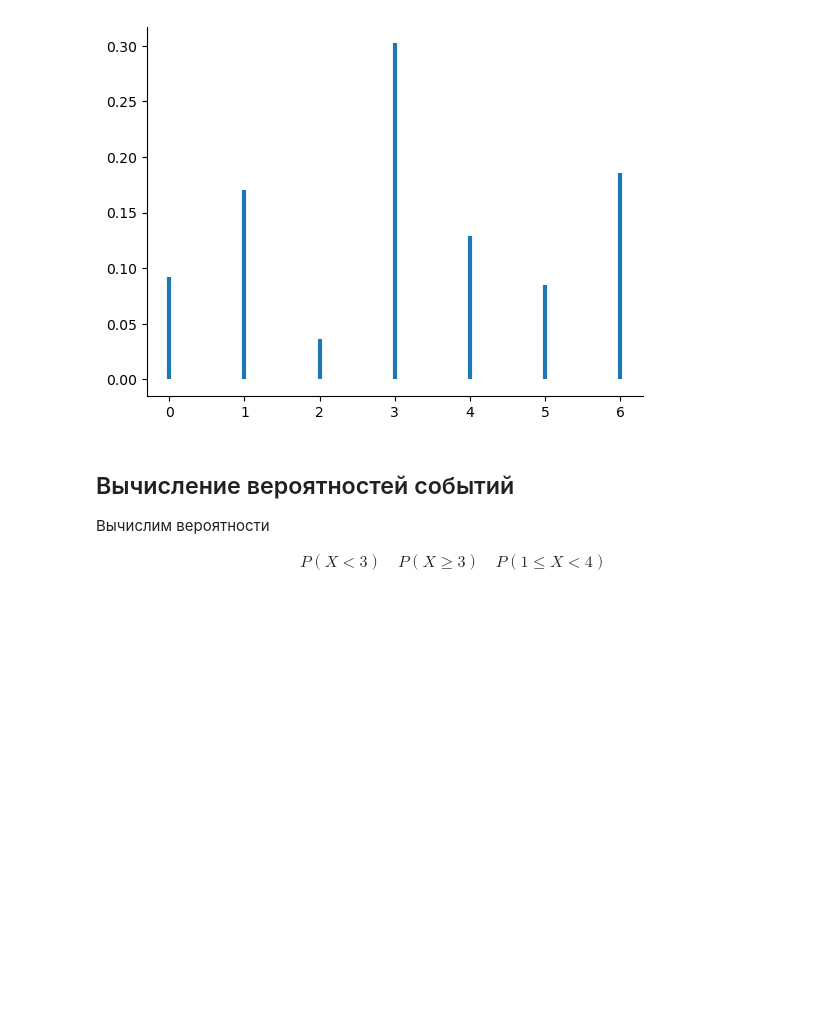
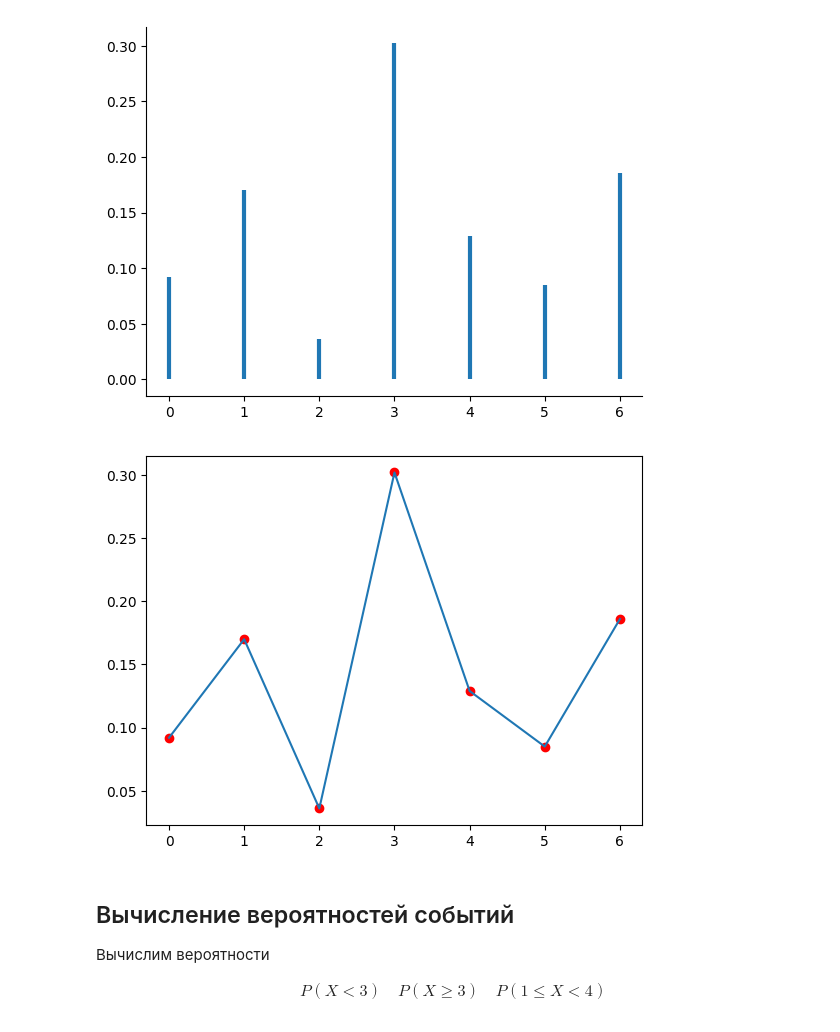
Before and after one commit to artamonoff/probability-statistics, a Jupyter notebook: jupyter-notebooks/discrete-rv.ipynb, the cells around one changed output. Drawn from its saved outputs; the diff is of its cells as text; code cells hidden in the pictures; blank space fills up the shorter version.

```diff
--- a/jupyter-notebooks/discrete-rv.ipynb
+++ b/jupyter-notebooks/discrete-rv.ipynb
@@ -33,6 +33,12 @@ ax.spines['right'].set_visible(False)
 plt.show()
 # %% [output]
 [figure]
+# %%
+plt.plot(x, probs)
+plt.scatter(x, probs, c='r')
+plt.show()
+# %% [output]
+[figure, added]
 # %% [markdown]
 ## Вычисление вероятностей событий
 
```
Also changed, not shown: parts of 6 cells of this notebook, 1 other file.
